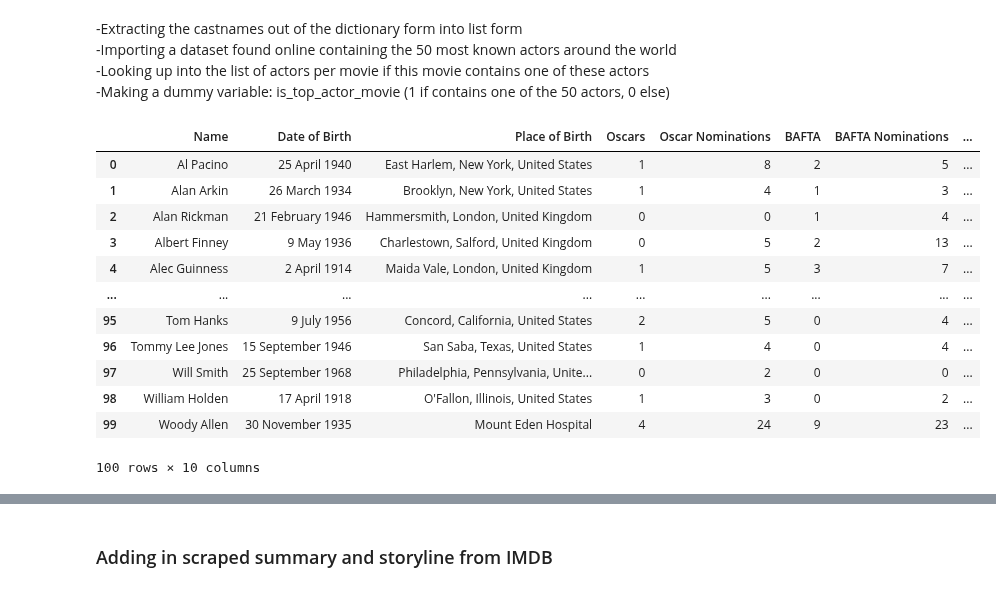
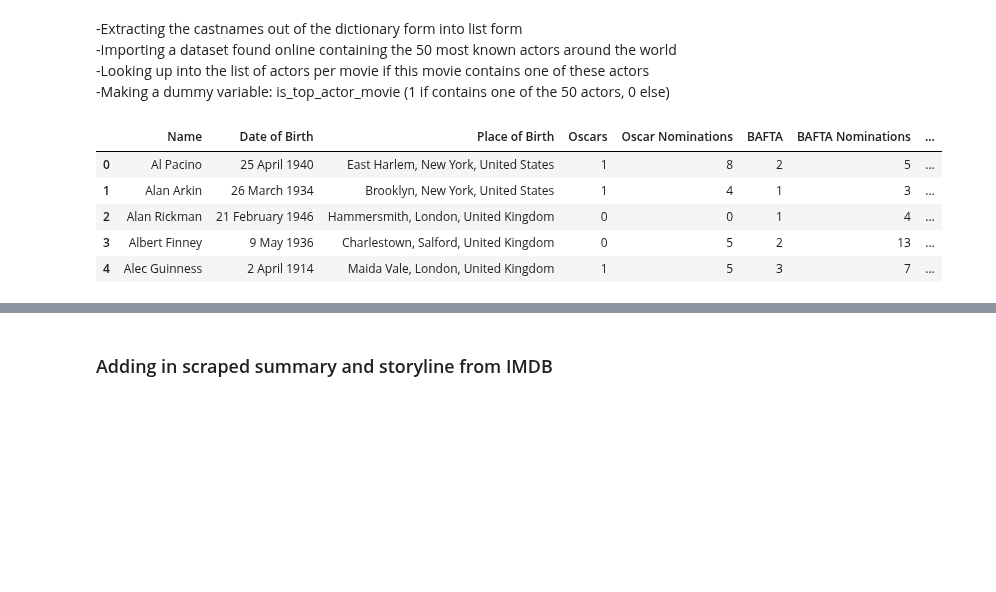
Before and after one commit to EliasMondelaers/datamanagementProject, a Jupyter notebook: Data Preprocessing and Feature Engineering.ipynb, the cells around one changed output, grey strips where cells are left out. Saved outputs shown, nothing was run; the diff lists cells and outputs as text; code cells hidden in the pictures; blank space fills up the shorter version.

```diff
--- a/Data Preprocessing and Feature Engineering.ipynb
+++ b/Data Preprocessing and Feature Engineering.ipynb
@@ -193,21 +203,14 @@ def extract_cast_names(cast_str):
 df['cast_names'] = df['cast'].apply(extract_cast_names)
 # %%
 actors = pd.read_csv("Hollywood actors.csv")
-actors
+actors.head()
 # %% [output]
 |  | Name | Date of Birth | Place of Birth | Oscars | Oscar Nominations | BAFTA | BAFTA Nominations | ... |
 | 0 | Al Pacino | 25 April 1940 | East Harlem, New York, United States | 1 | 8 | 2 | 5 | ... |
 | 1 | Alan Arkin | 26 March 1934 | Brooklyn, New York, United States | 1 | 4 | 1 | 3 | ... |
 | 2 | Alan Rickman | 21 February 1946 | Hammersmith, London, United Kingdom | 0 | 0 | 1 | 4 | ... |
 | 3 | Albert Finney | 9 May 1936 | Charlestown, Salford, United Kingdom | 0 | 5 | 2 | 13 | ... |
 | 4 | Alec Guinness | 2 April 1914 | Maida Vale, London, United Kingdom | 1 | 5 | 3 | 7 | ... |
-| ... | ... | ... | ... | ... | ... | ... | ... | ... |
-| 95 | Tom Hanks | 9 July 1956 | Concord, California, United States | 2 | 5 | 0 | 4 | ... |
-| 96 | Tommy Lee Jones | 15 September 1946 | San Saba, Texas, United States | 1 | 4 | 0 | 4 | ... |
-| 97 | Will Smith | 25 September 1968 | Philadelphia, Pennsylvania, Unite... | 0 | 2 | 0 | 0 | ... |
-| 98 | William Holden | 17 April 1918 | O'Fallon, Illinois, United States | 1 | 3 | 0 | 2 | ... |
-| 99 | Woody Allen | 30 November 1935 | Mount Eden Hospital | 4 | 24 | 9 | 23 | ... |
-100 rows × 10 columns
 # %%
 top_actors_set = set(actors['Name'].dropna().str.strip())
 
```
Also changed, not shown: parts of 16 cells of this notebook.
